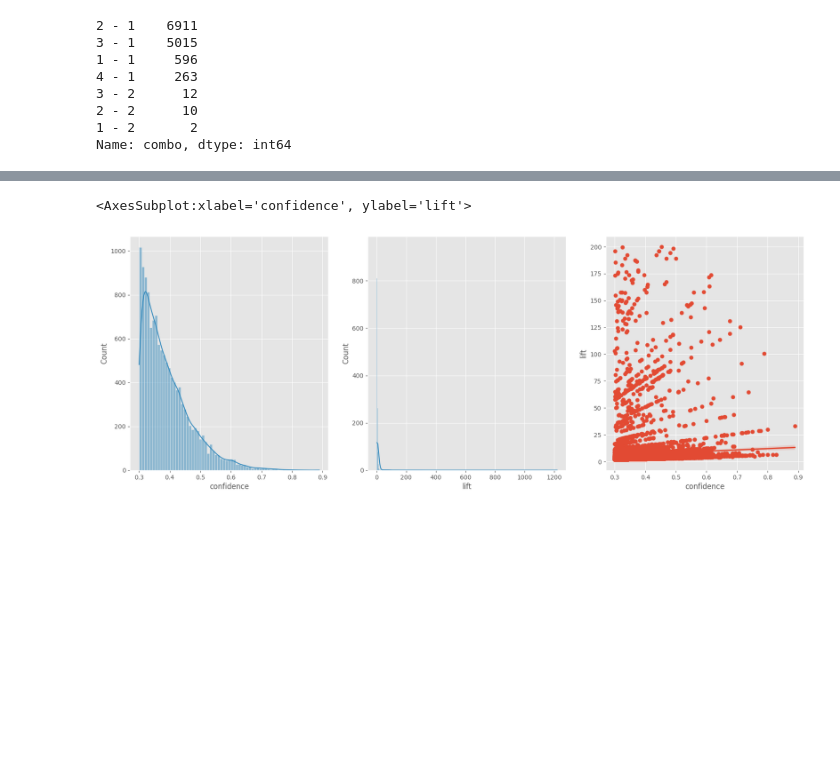
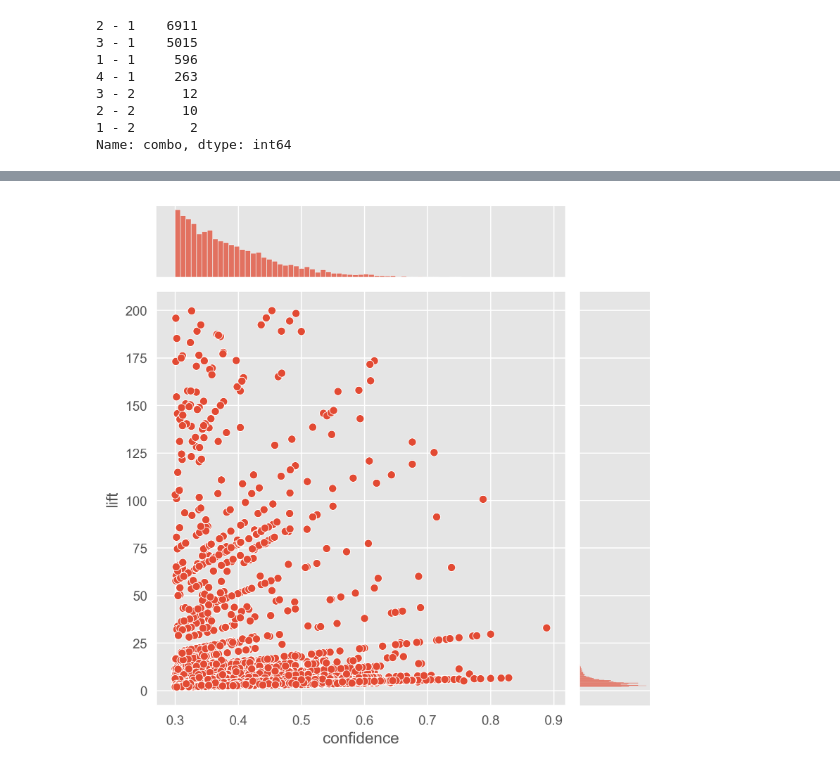
Before and after one commit to kevinkhang2909/ML-learning-journey, a Jupyter notebook: machine_learning/recommendation/apriori/apriori.ipynb, the cells around one changed output, grey strips where cells are left out. Cells and saved outputs as stored; diff of their text form; code cells hidden in the pictures; blank space fills up the shorter version.

```diff
--- a/machine_learning/recommendation/apriori/apriori.ipynb
+++ b/machine_learning/recommendation/apriori/apriori.ipynb
@@ -150,12 +146,7 @@ rules.sort_values('confidence', ascending=False)
 | 10572 | Wild Albacore Tuna No Salt Added | Bag of Organic Bananas | 0.001367 | 0.123633 | 0.000410 | 0.300000 | 2.426537 | ... |
 12809 rows × 10 columns
-# %%
-fig, axes = plt.subplots(1, 3, figsize=(20, 7))
-axes = axes.flatten()
-sns.histplot(data=rules, x='confidence', kde=True, ax=axes[0])
-sns.histplot(data=rules, x='lift', kde=True, ax=axes[1])
-sns.scatterplot(data=rules.query('lift < 200'), x='confidence', y='lift', ax=axes[2])
-sns.regplot(data=rules.query('lift < 200'), x='confidence', y='lift', ax=axes[2])
-# %% [output]
-<AxesSubplot:xlabel='confidence', ylabel='lift'>
-[figure, removed]
+# %%
+sns.jointplot(data=rules.query('lift < 200'), x='confidence', y='lift')
+plt.savefig('media/fig4_correlation.png')
+# %% [output]
+[figure, added]
```
Also changed, not shown: parts of 7 cells of this notebook, 6 other files.
